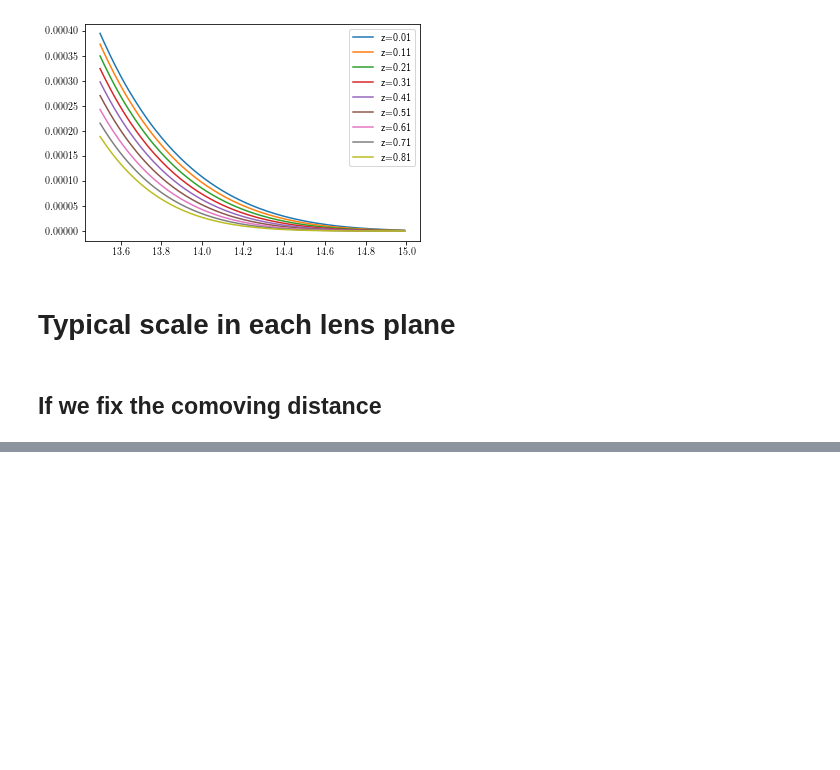
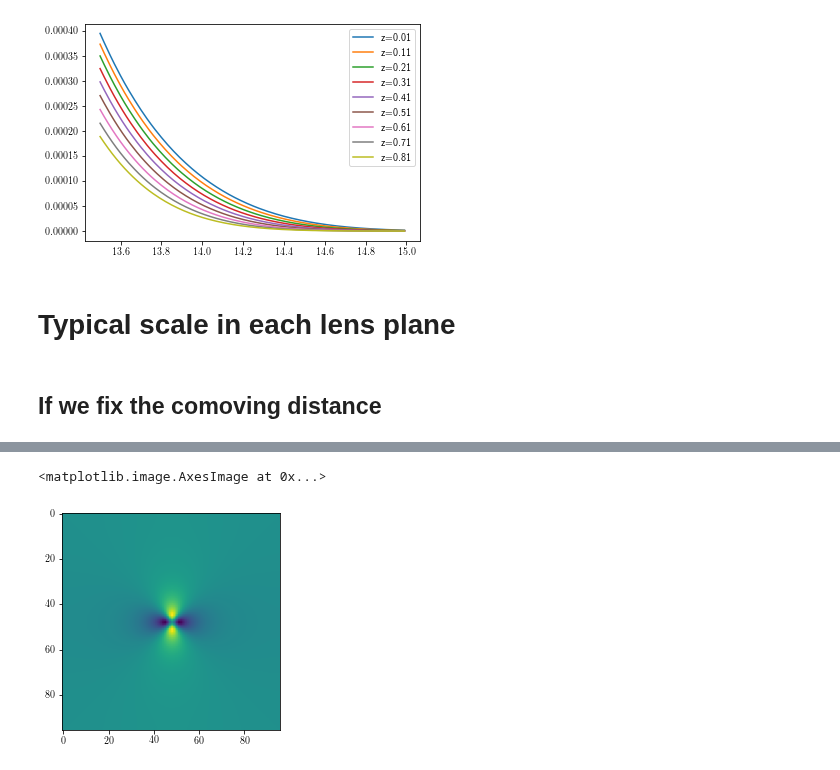
Before and after one commit to mr-superonion/splinv, a Jupyter notebook: notebook/sim-haloCatalog.ipynb, the cells around one changed output, grey strips where cells are left out. Cells and saved outputs as stored; diff of their text form; code cells hidden in the pictures; blank space fills up the shorter version.

```diff
--- a/notebook/sim-haloCatalog.ipynb
+++ b/notebook/sim-haloCatalog.ipynb
@@ -80,0 +119,5 @@ for iz,zh in enumerate(z_array):
+# %%
+imshow(dataT[5].real)
+# %% [output]
+<matplotlib.image.AxesImage at 0x...>
+[figure, added]
```
Also changed, not shown: parts of 16 cells of this notebook, 9 other files.
